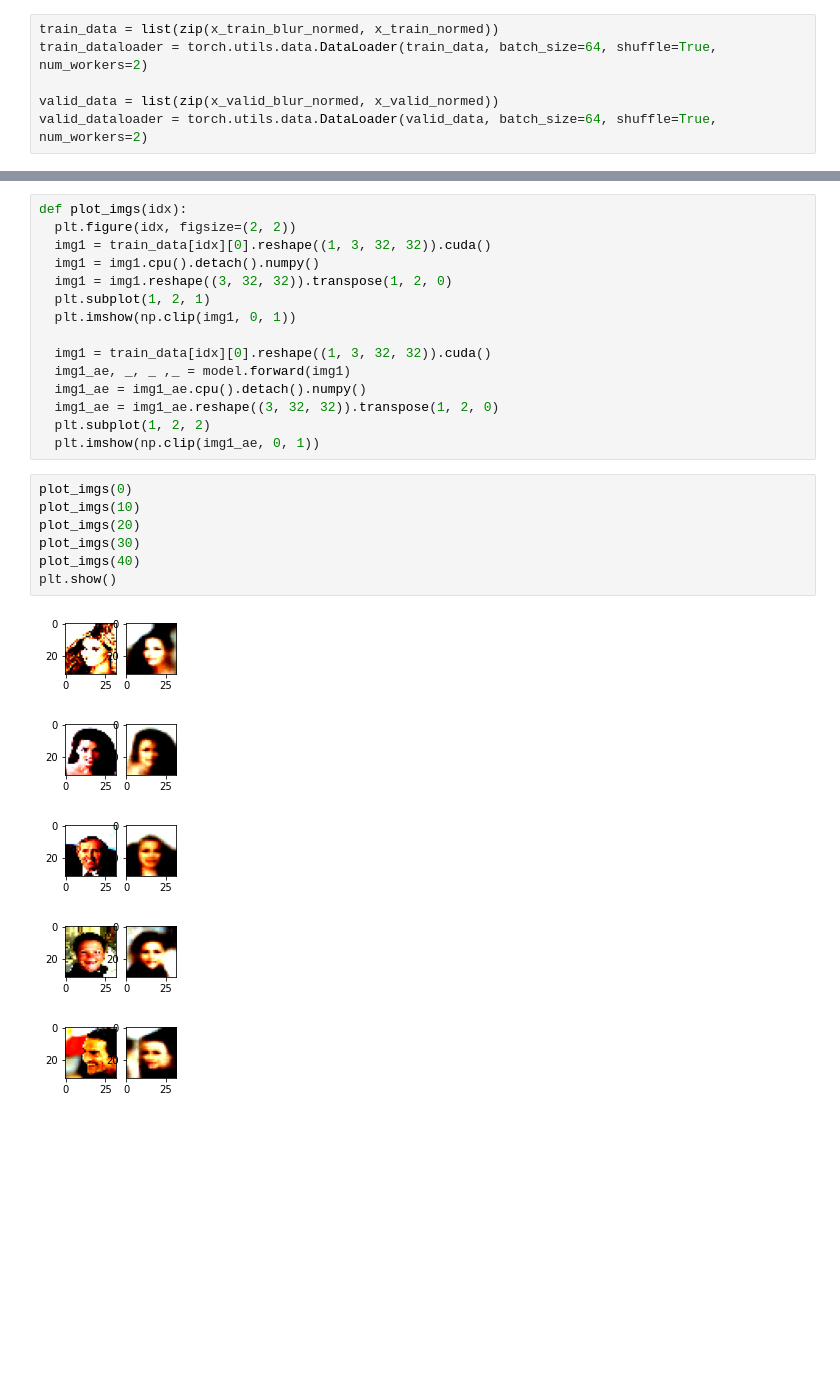
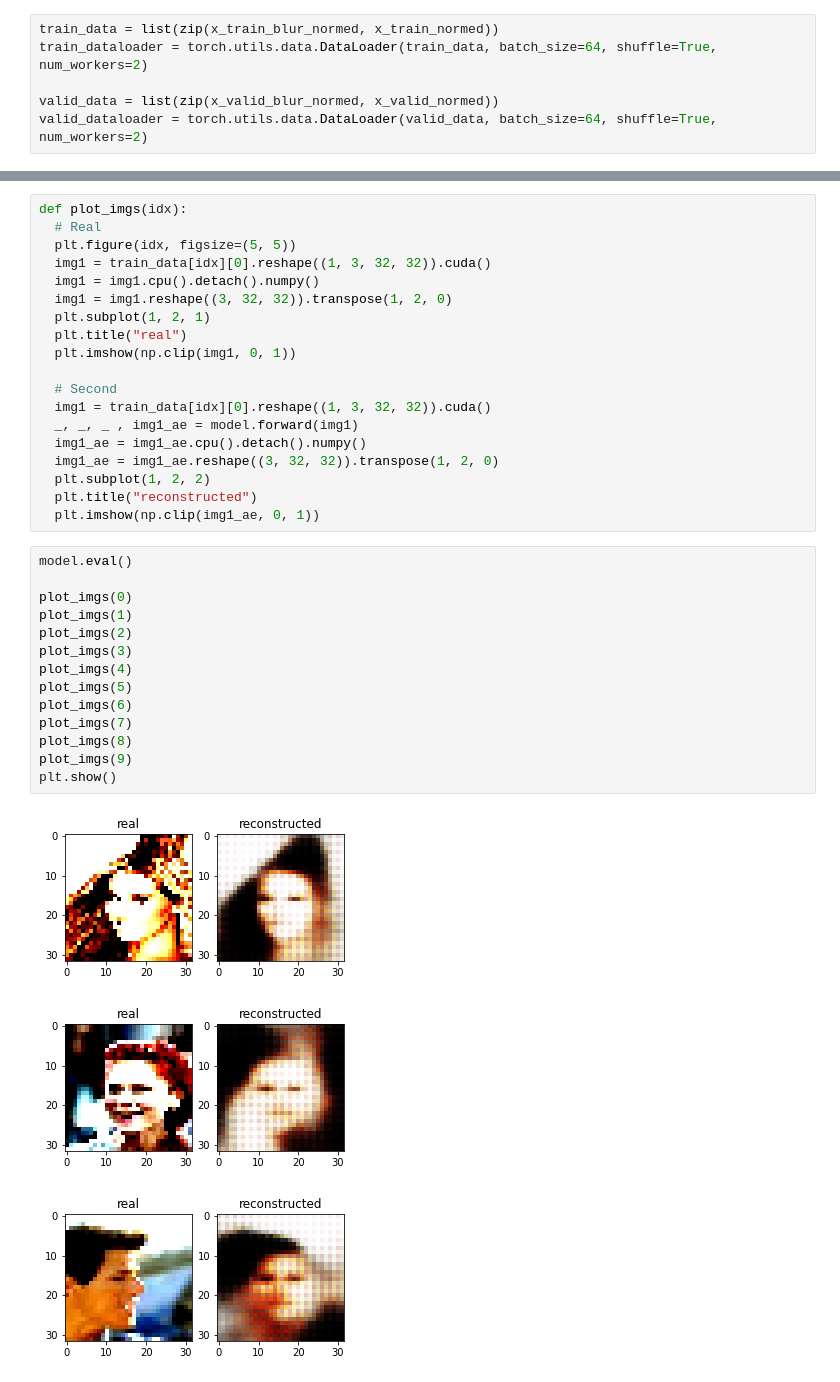
Before and after one commit to dscho15/deep-learning-course, a Jupyter notebook: Lecture8.ipynb, the cells around one changed output, grey strips where cells are left out. Cells and saved outputs as stored; diff of their text form; blank space fills up the shorter version.

```diff
--- a/Lecture8.ipynb
+++ b/Lecture8.ipynb
@@ -215,28 +297,37 @@ epoch: 9, mse loss (train/valid): 0.3258/0.3294
 # %%
 def plot_imgs(idx):
-  plt.figure(idx, figsize=(2, 2))
+  # Real
+  plt.figure(idx, figsize=(5, 5))
   img1 = train_data[idx][0].reshape((1, 3, 32, 32)).cuda()
   img1 = img1.cpu().detach().numpy()
   img1 = img1.reshape((3, 32, 32)).transpose(1, 2, 0)
   plt.subplot(1, 2, 1)
+  plt.title("real")
   plt.imshow(np.clip(img1, 0, 1))
 
+  # Second
   img1 = train_data[idx][0].reshape((1, 3, 32, 32)).cuda()
-  img1_ae, _, _ ,_ = model.forward(img1)
+  _, _, _ , img1_ae = model.forward(img1)
   img1_ae = img1_ae.cpu().detach().numpy()
   img1_ae = img1_ae.reshape((3, 32, 32)).transpose(1, 2, 0)
   plt.subplot(1, 2, 2)
+  plt.title("reconstructed")
   plt.imshow(np.clip(img1_ae, 0, 1))
-# %%
-plot_imgs(0)
-plot_imgs(10)
-plot_imgs(20)
-plot_imgs(30)
-plot_imgs(40)
-plt.show()
-# %% [output]
-[figure, removed]
-[figure, removed]
-[figure, removed]
-[figure, removed]
-[figure, removed]
+# %%
+model.eval()
+
+plot_imgs(0)
+plot_imgs(1)
+plot_imgs(2)
+plot_imgs(3)
+plot_imgs(4)
+plot_imgs(5)
+plot_imgs(6)
+plot_imgs(7)
+plot_imgs(8)
+plot_imgs(9)
+plt.show()
+# %% [output]
+[figure, added]
+[figure, added]
+[figure, added]
```
Also changed, not shown: parts of 7 cells of this notebook.
